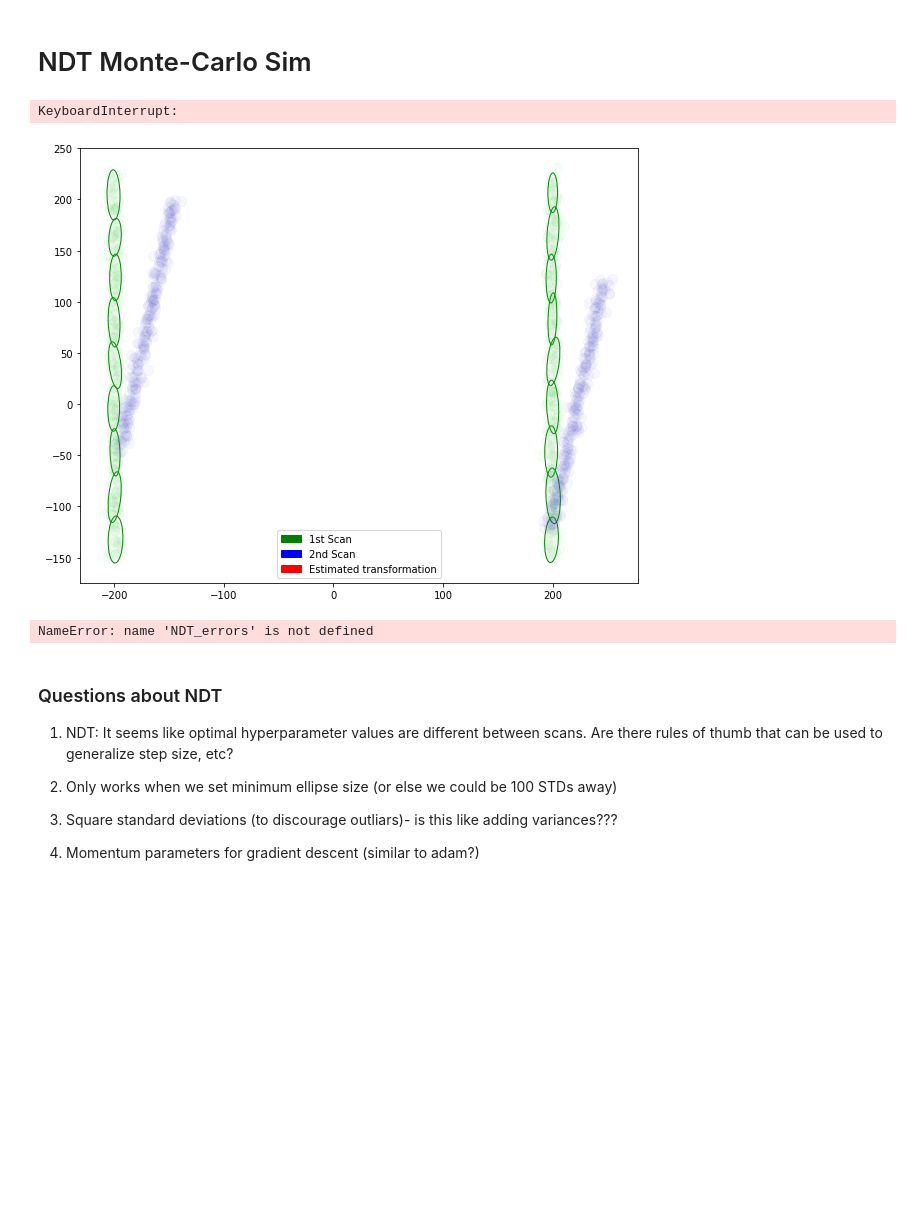
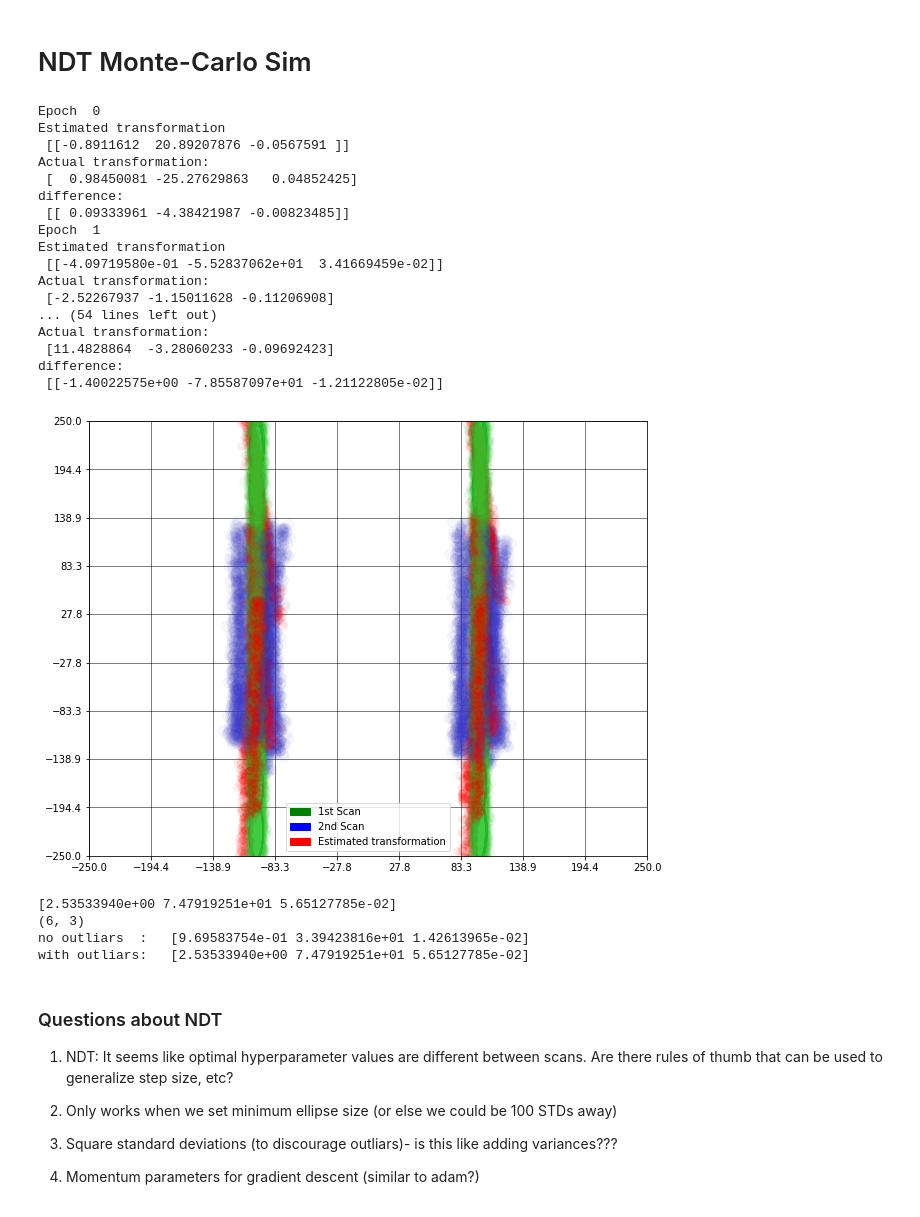
Before and after one commit to mcdermatt/ASAR, a Jupyter notebook: v1/train_network.ipynb, the cells around one changed output. Saved outputs shown, nothing was run; the diff lists cells and outputs as text; code cells hidden in the pictures; blank space fills up the shorter version.

```diff
--- a/v1/train_network.ipynb
+++ b/v1/train_network.ipynb
@@ -489,7 +486,7 @@ plt.legend(handles=[green, blue, red])
 # print(a)
 a = 59 #59 #10 #97 #33 #easy test scans
 fidelity = 10 # [N x N] grid of ellipses
-nc = 500  # number of cycles
+nc = 100  # number of cycles
 atd = True #along track demo
 
 r, t, results, x_actual = NDT(dat1[a],dat2[a],fig9,ax9, fid = fidelity,
@@ -521,36 +518,52 @@ ax10.plot(results)
 # %%
 # from NDT import NDT_old as NDT
 from NDT import NDT
 
 fig9_2 = plt.figure()
 ax9_2 = fig9_2.add_subplot()
 # ax9.set_xlim(-125,150)
 green = mpatches.Patch(color='green', label='1st Scan')
 blue = mpatches.Patch(color='blue', label='2nd Scan')
 red = mpatches.Patch(color='red', label='Estimated transformation')
 plt.legend(handles=[green, blue, red])
 
 a = 59 #59 #10 #97 #33 #easy test scans
 fidelity = 10 # [N x N] grid of ellipses
-nc = 250  # number of cycles in each trial
+nc = 100  # number of cycles in each trial
 atd = True #along track demo
 
 numTrials = 10
 NDT_errors = np.zeros([numTrials,3])
 for i in range(numTrials):
     r, t, results, x_actual = NDT(dat1[a],dat2[a],fig9_2,ax9_2, fid = fidelity,
                                   num_cycles = nc, along_track_demo = atd,
                                  output_actual = True)
     x_est = np.array([t[0], t[1], r]).T
     dif = x_actual + x_est
     print("Epoch ", i)
     print("Estimated transformation \n", x_est)
     print("Actual transformation: \n", x_actual)
     print("difference: \n", dif)
     NDT_errors[i,:] = dif
 # %% [output]
-KeyboardInterrupt:
+Epoch  0
+Estimated transformation
+ [[-0.8911612  20.89207876 -0.0567591 ]]
+Actual transformation:
+ [  0.98450081 -25.27629863   0.04852425]
+difference:
+ [[ 0.09333961 -4.38421987 -0.00823485]]
+Epoch  1
+Estimated transformation
+ [[-4.09719580e-01 -5.52837062e+01  3.41669459e-02]]
+Actual transformation:
+ [-2.52267937 -1.15011628 -0.11206908]
+... (54 lines left out)
+Actual transformation:
+ [11.4828864  -3.28060233 -0.09692423]
+difference:
+ [[-1.40022575e+00 -7.85587097e+01 -1.21122805e-02]]
-[figure, old version]
+[figure, new version]
 # %%
 print(np.std(NDT_errors, axis = 0))
 # print(NDT_errors)
@@ -559,7 +572,10 @@ print(np.shape(NDT_errors_no_outliars))
 print("no outliars  :  ", np.std(NDT_errors_no_outliars, axis=0))
 print("with outliars:  ", np.std(NDT_errors, axis = 0))
 # %% [output]
-NameError: name 'NDT_errors' is not defined
+[2.53533940e+00 7.47919251e+01 5.65127785e-02]
+(6, 3)
+no outliars  :   [9.69583754e-01 3.39423816e+01 1.42613965e-02]
+with outliars:   [2.53533940e+00 7.47919251e+01 5.65127785e-02]
 # %% [markdown]
 ### Questions about NDT
 
```
Also changed, not shown: parts of 14 cells of this notebook, 8 other files.
